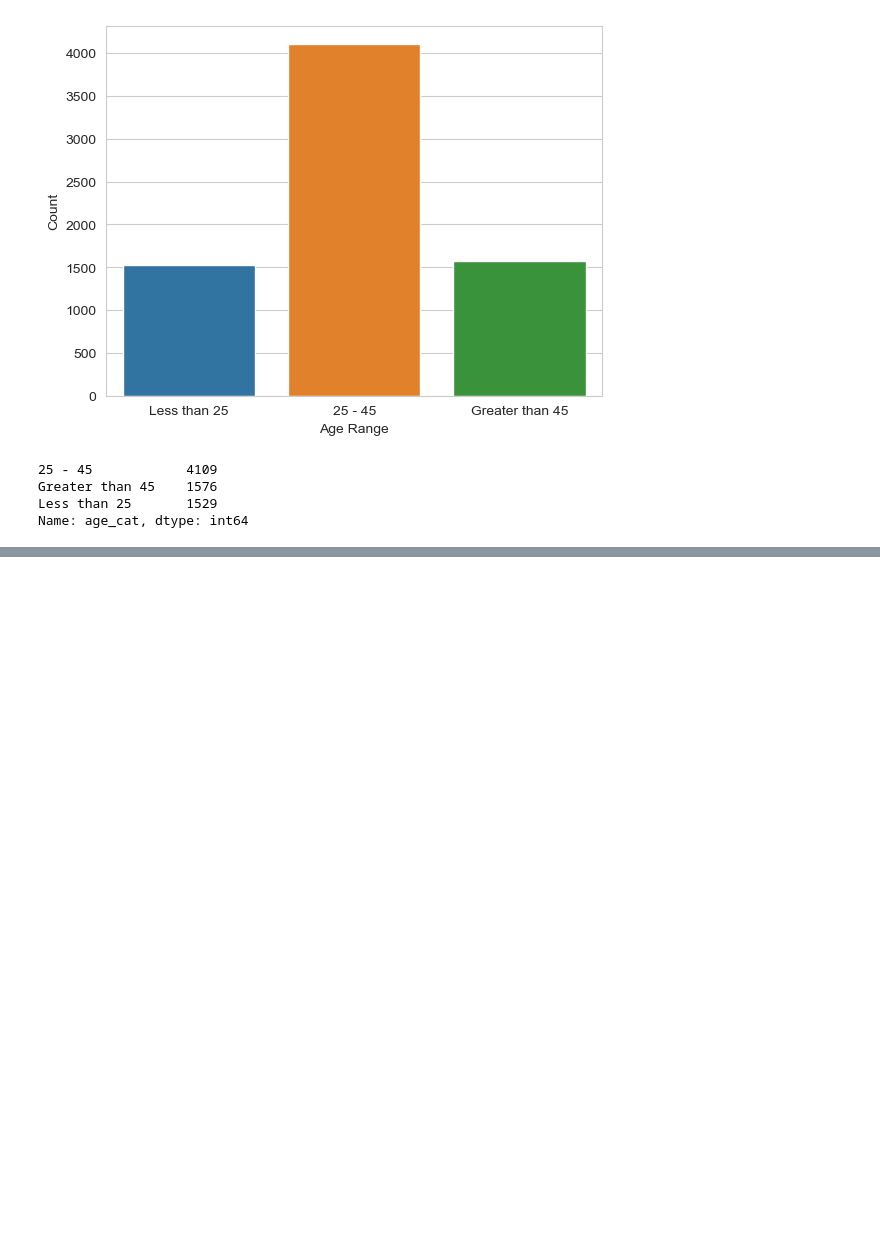
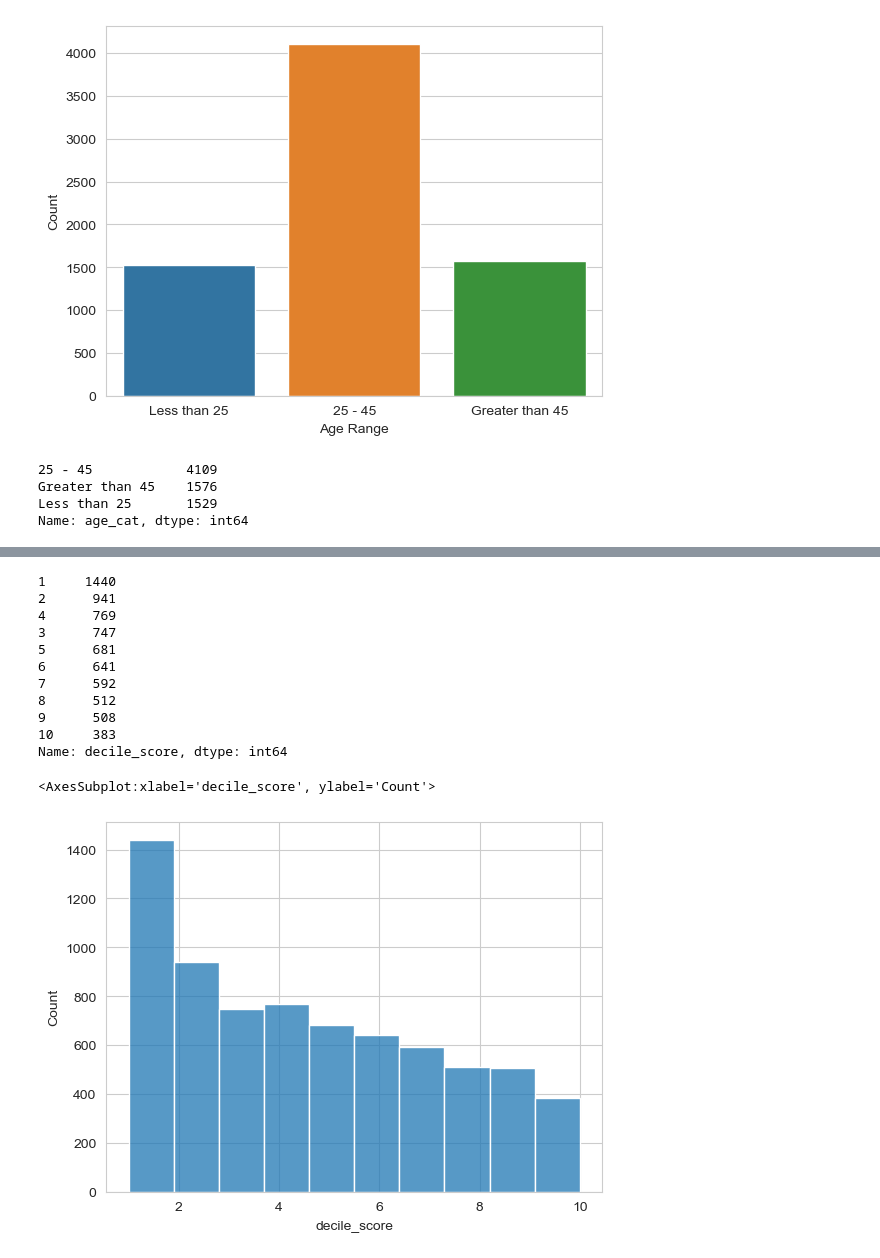
Before and after one commit to ZachMajernik/DataScience1, a Jupyter notebook: CodeTemplates/SeabornFundamentals.ipynb, the cells around one changed output, grey strips where cells are left out. Saved outputs shown, nothing was run; the diff lists cells and outputs as text; code cells hidden in the pictures; blank space fills up the shorter version.

```diff
--- a/CodeTemplates/SeabornFundamentals.ipynb
+++ b/CodeTemplates/SeabornFundamentals.ipynb
@@ -86,0 +126,19 @@ plt.show()
+# %%
+scores = df["decile_score"].value_counts()
+print(scores)
+
+sb.histplot(df['decile_score'], bins=10)
+# %% [output]
+1     1440
+2      941
+4      769
+3      747
+5      681
+6      641
+7      592
+8      512
+9      508
+10     383
+Name: decile_score, dtype: int64
+<AxesSubplot:xlabel='decile_score', ylabel='Count'>
+[figure, added]
```
Also changed, not shown: parts of 9 cells of this notebook.
